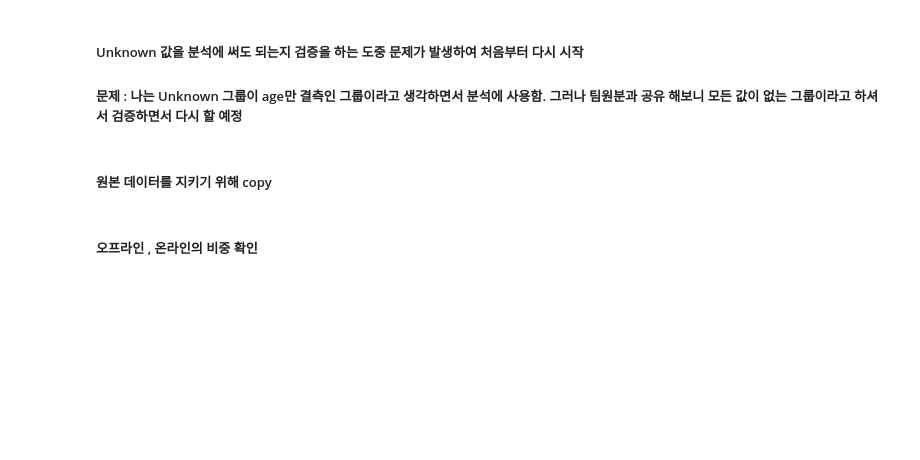
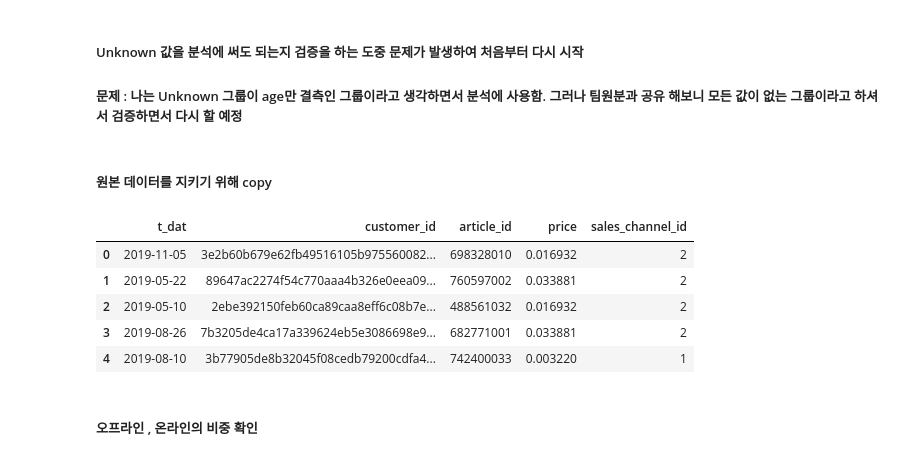
Before and after one commit to yoohengu/cross-gen-biz-analysis, a Jupyter notebook: notebooks/leeyunju_eda/all_04_yunju.ipynb, the cells around one changed output. Drawn from its saved outputs; the diff is of its cells as text; code cells hidden in the pictures; blank space fills up the shorter version.

```diff
--- a/notebooks/leeyunju_eda/all_04_yunju.ipynb
+++ b/notebooks/leeyunju_eda/all_04_yunju.ipynb
@@ -14,6 +14,15 @@ transactions = pd.read_csv("../../data/transactions_hm.csv")
 df_cust = customers.copy()
 df_tran = transactions.copy()
 df_art = articles.copy()
+# %%
+df_tran.head()
+# %% [output]
+|  | t_dat | customer_id | article_id | price | sales_channel_id |
+| 0 | 2019-11-05 | 3e2b60b679e62fb49516105b975560082... | 698328010 | 0.016932 | 2 |
+| 1 | 2019-05-22 | 89647ac2274f54c770aaa4b326e0eea09... | 760597002 | 0.033881 | 2 |
+| 2 | 2019-05-10 | 2ebe392150feb60ca89caa8eff6c08b7e... | 488561032 | 0.016932 | 2 |
+| 3 | 2019-08-26 | 7b3205de4ca17a339624eb5e3086698e9... | 682771001 | 0.033881 | 2 |
+| 4 | 2019-08-10 | 3b77905de8b32045f08cedb79200cdfa4... | 742400033 | 0.003220 | 1 |
 # %% [markdown]
 ##### 오프라인 , 온라인의 비중 확인
 # %%
```
Also changed, not shown: parts of 3 cells of this notebook, 1 other file.
